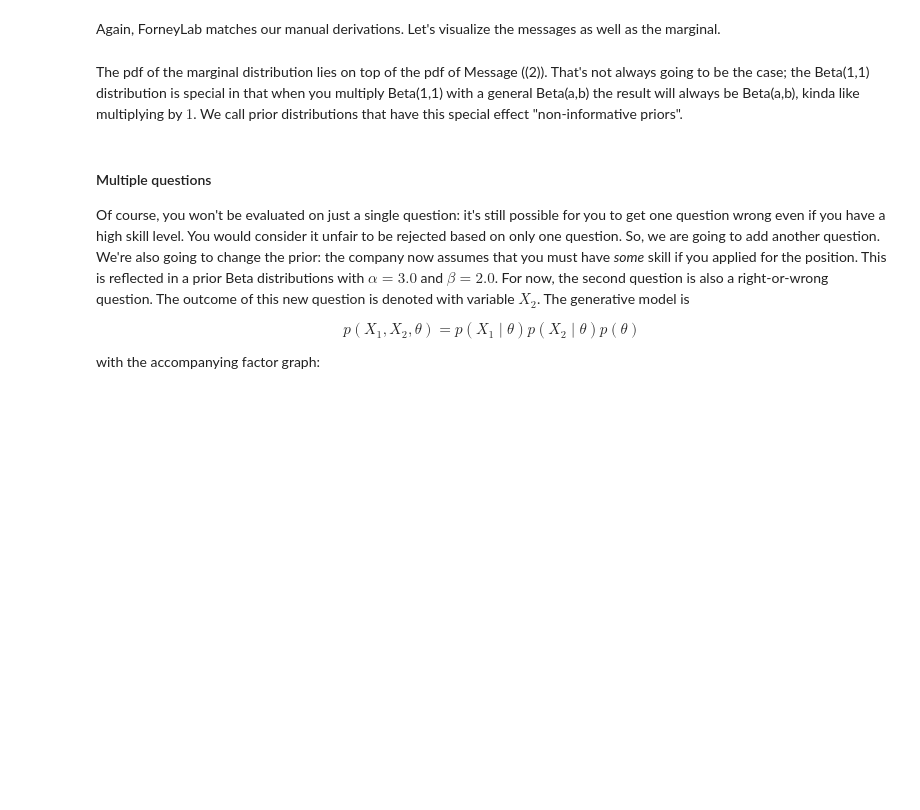
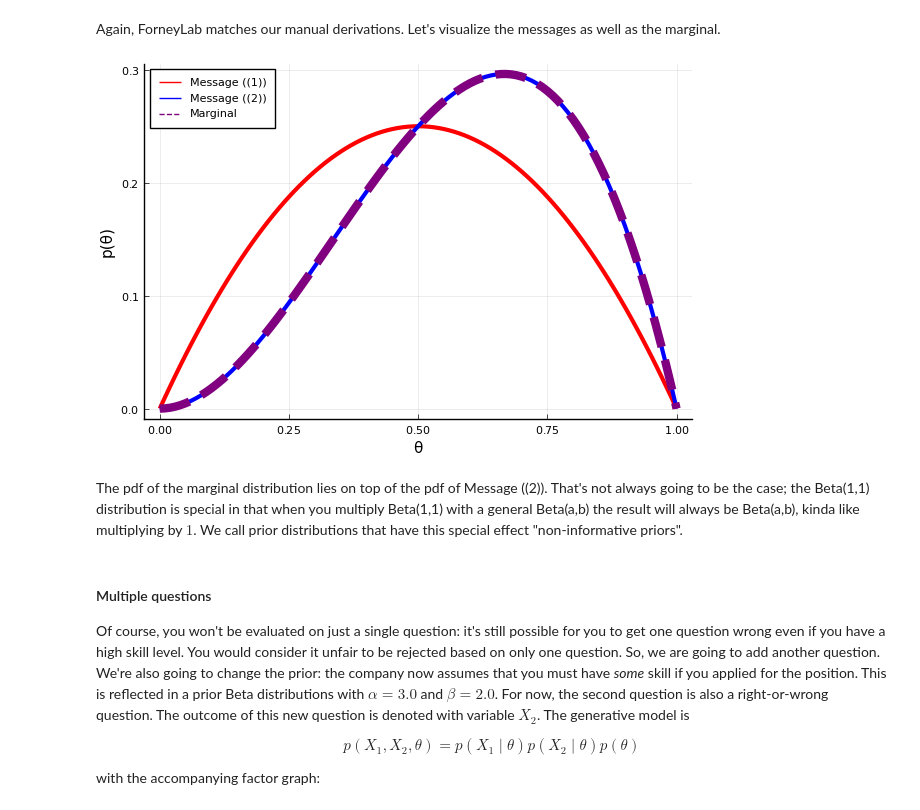
Before and after one commit to bertdv/BMLIP, a Jupyter notebook: lessons/notebooks/probprog/Probabilistic-Programming-2.ipynb, the cells around one changed output. Cells and saved outputs as stored; diff of their text form; code cells hidden in the pictures; blank space fills up the shorter version.

```diff
--- a/lessons/notebooks/probprog/Probabilistic-Programming-2.ipynb
+++ b/lessons/notebooks/probprog/Probabilistic-Programming-2.ipynb
@@ -169,15 +172,17 @@ Again, ForneyLab matches our manual derivations. Let's visualize the messages as
 # %%
 # Extract marginal's parameters
 α_marg = marginals[:θ].params[:a]
 β_marg = marginals[:θ].params[:b]
 
 # Plot messages
 θ_range = range(0, step=0.01, stop=1.0)
-plot(θ_range, pdfθ.(θ_range, α1, β1), color="red", linewidth=3, label="Message ((1))")
-plot!(θ_range, pdfθ.(θ_range, α2, β2), color="blue", linewidth=3, label="Message ((2))")
-plot!(θ_range, pdfθ.(θ_range, α_marg, β_marg), color="purple", linewidth=6, linestyle=:dash, label="Marginal")
+plot(θ_range, Beta.(θ_range, α1, β1), color="red", linewidth=3, label="Message ((1))")
+plot!(θ_range, Beta.(θ_range, α2, β2), color="blue", linewidth=3, label="Message ((2))")
+plot!(θ_range, Beta.(θ_range, α_marg, β_marg), color="purple", linewidth=6, linestyle=:dash, label="Marginal")
 xlabel!("θ")
 ylabel!("p(θ)")
+# %% [output]
+[figure, added]
 # %% [markdown]
 The pdf of the marginal distribution lies on top of the pdf of Message ((2)). That's not always going to be the case; the Beta(1,1) distribution is special in that when you multiply Beta(1,1) with a general Beta(a,b) the result will always be Beta(a,b), kinda like multiplying by $1$. We call prior distributions that have this special effect "non-informative priors".
 # %% [markdown]
```
Also changed, not shown: parts of 53 cells of this notebook, 1 other file.
